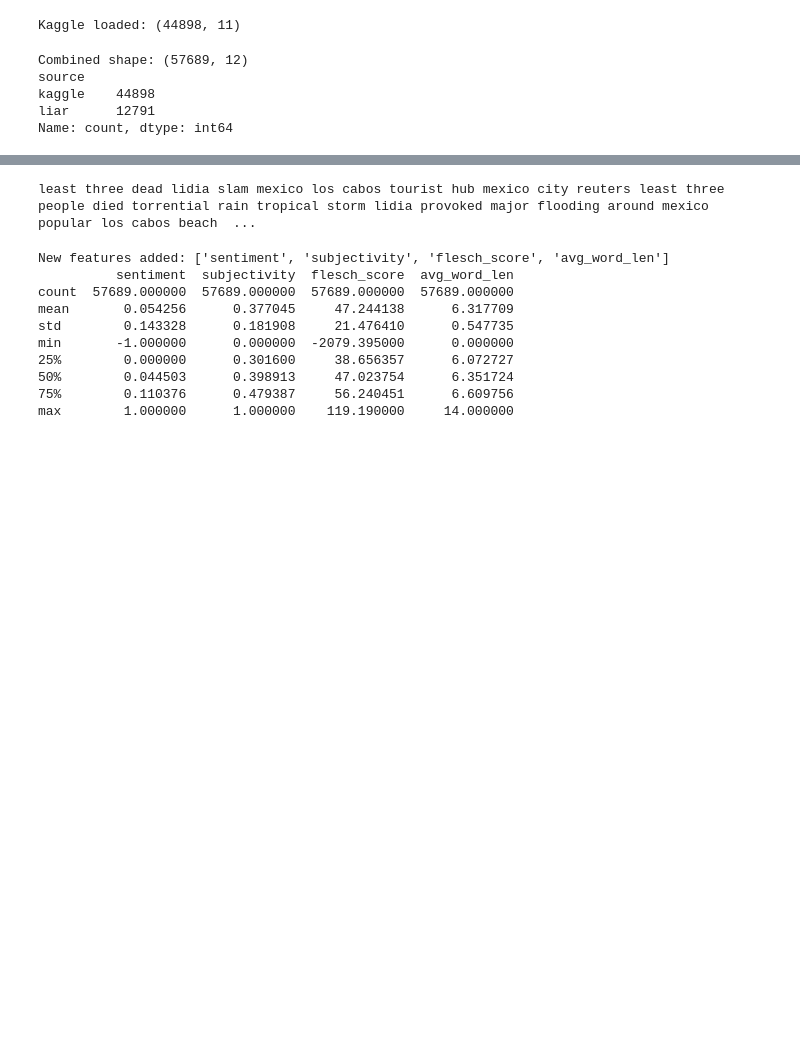
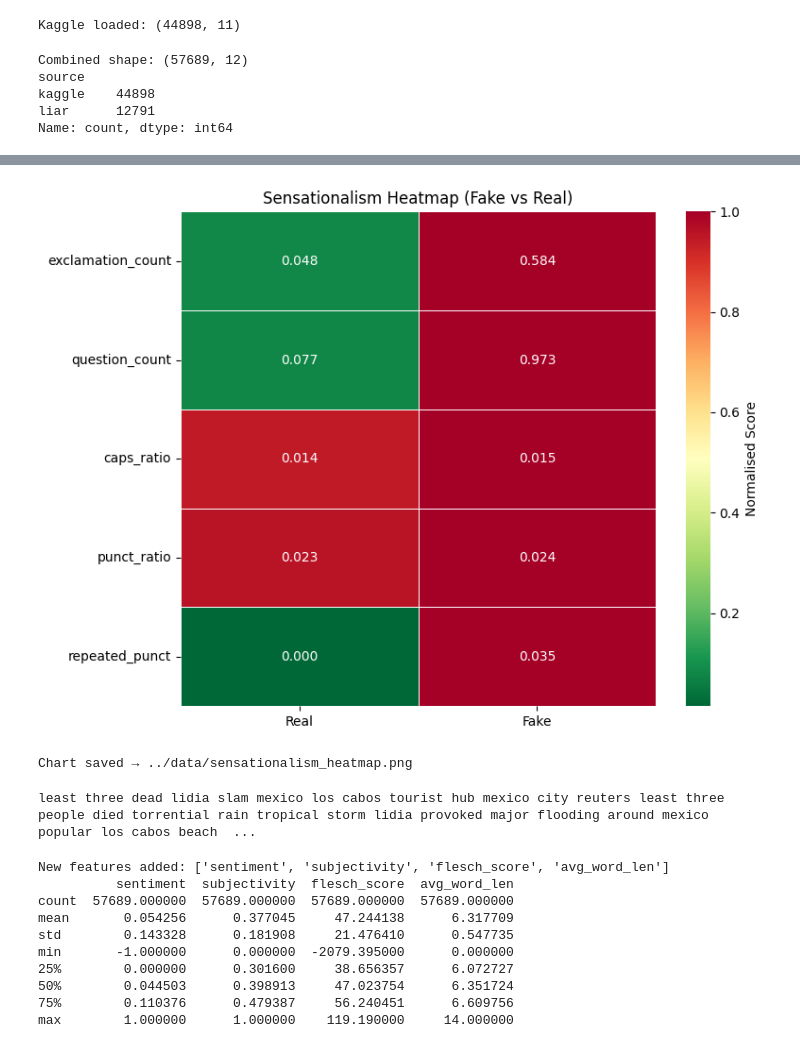
Before and after one commit to Katori-bo/Fake-News-Detection-NLP-Group---10-, a Jupyter notebook: notebooks/2_Preprocessing.ipynb, the cells around one changed output, grey strips where cells are left out. Saved outputs shown, nothing was run; the diff lists cells and outputs as text; code cells hidden in the pictures; blank space fills up the shorter version.

```diff
--- a/notebooks/2_Preprocessing.ipynb
+++ b/notebooks/2_Preprocessing.ipynb
@@ -109,3 +242,50 @@ Name: count, dtype: int64
+# %%
+import matplotlib.pyplot as plt
+import seaborn as sns
+
+# Ensure label is consistent
+combined_df['label'] = combined_df['label'].astype(int)
+
+plt.figure(figsize=(8, 6))
+
+sens_cols = [
+    'exclamation_count',
+    'question_count',
+    'caps_ratio',
+    'punct_ratio',
+    'repeated_punct'
+]
+
+# Compute means
+label_means = combined_df.groupby('label')[sens_cols].mean().T
+label_means.columns = ['Real', 'Fake']
+
+# Normalize row-wise (so each feature is comparable)
+label_means_norm = label_means.div(label_means.max(axis=1), axis=0)
+
+# Plot heatmap
+sns.heatmap(
+    label_means_norm,
+    annot=label_means.round(3),  # show actual values
+    fmt='.3f',
+    cmap='RdYlGn_r',
+    linewidths=0.5,
+    cbar_kws={'label': 'Normalised Score'}
+)
+
+plt.title('Sensationalism Heatmap (Fake vs Real)', fontsize=12)
+plt.yticks(
+    rotation=0
+)
+
+plt.tight_layout()
+plt.savefig('../data/sensationalism_heatmap.png', dpi=150, bbox_inches='tight')
+plt.show()
+
+print("Chart saved → ../data/sensationalism_heatmap.png")
+# %% [output]
+[figure, added]
+Chart saved → ../data/sensationalism_heatmap.png
 # %%
 lemmatizer = WordNetLemmatizer()
 stop_words = set(stopwords.words('english'))
```
Also changed, not shown: parts of 5 cells of this notebook, 34 other files.
